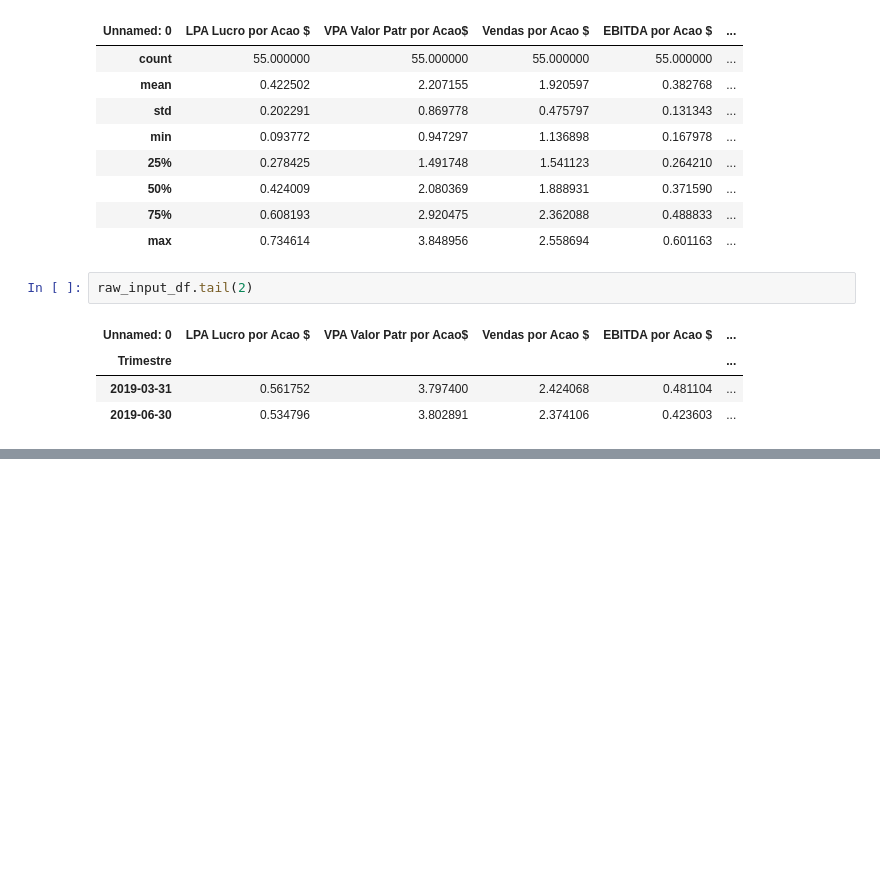
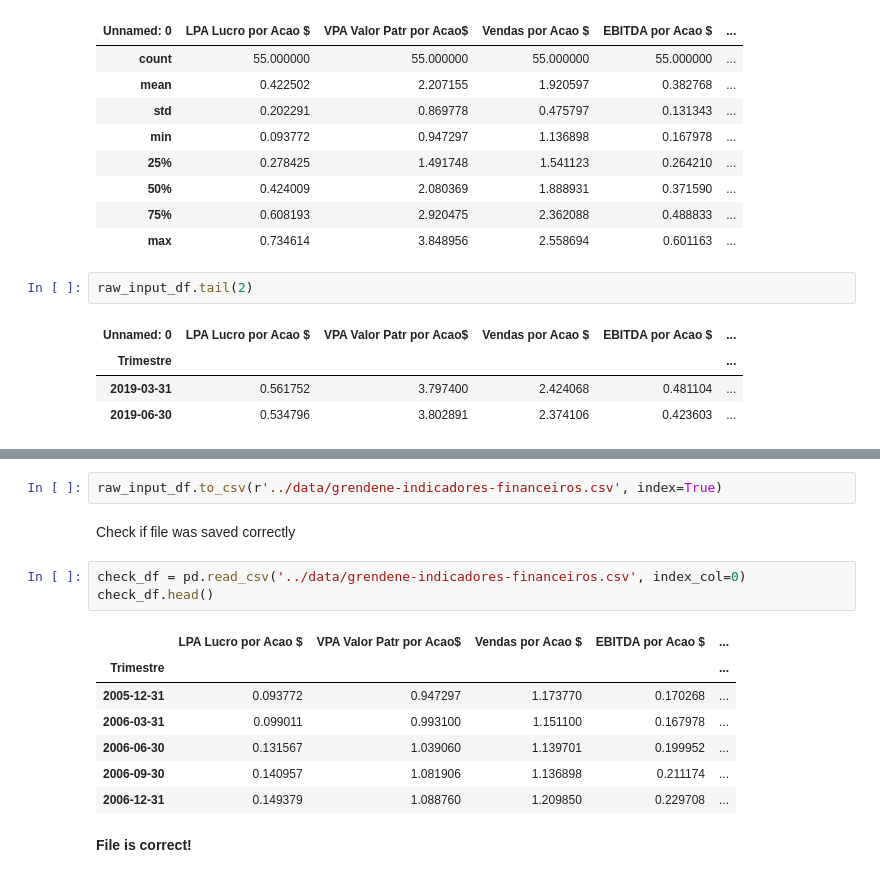
Before and after one commit to GuiMend/stock-prediction-rnn-fundamentals, a Jupyter notebook: TCC/1_Clean_data.ipynb, the cells around one changed output, grey strips where cells are left out. Cells and saved outputs as stored; diff of their text form; blank space fills up the shorter version.

```diff
--- a/TCC/1_Clean_data.ipynb
+++ b/TCC/1_Clean_data.ipynb
@@ -105,0 +133,17 @@ raw_input_df.tail(2)
+# %%
+raw_input_df.to_csv(r'../data/grendene-indicadores-financeiros.csv', index=True)
+# %% [markdown]
+Check if file was saved correctly
+# %%
+check_df = pd.read_csv('../data/grendene-indicadores-financeiros.csv', index_col=0)
+check_df.head()
+# %% [output]
+|  | LPA Lucro por Acao $ | VPA Valor Patr por Acao$ | Vendas por Acao $ | EBITDA por Acao $ | ... |
+| Trimestre |  |  |  |  | ... |
+| 2005-12-31 | 0.093772 | 0.947297 | 1.173770 | 0.170268 | ... |
+| 2006-03-31 | 0.099011 | 0.993100 | 1.151100 | 0.167978 | ... |
+| 2006-06-30 | 0.131567 | 1.039060 | 1.139701 | 0.199952 | ... |
+| 2006-09-30 | 0.140957 | 1.081906 | 1.136898 | 0.211174 | ... |
+| 2006-12-31 | 0.149379 | 1.088760 | 1.209850 | 0.229708 | ... |
+# %% [markdown]
+**File is correct!**
```
Also changed, not shown: parts of 8 cells of this notebook, 2 other files.
